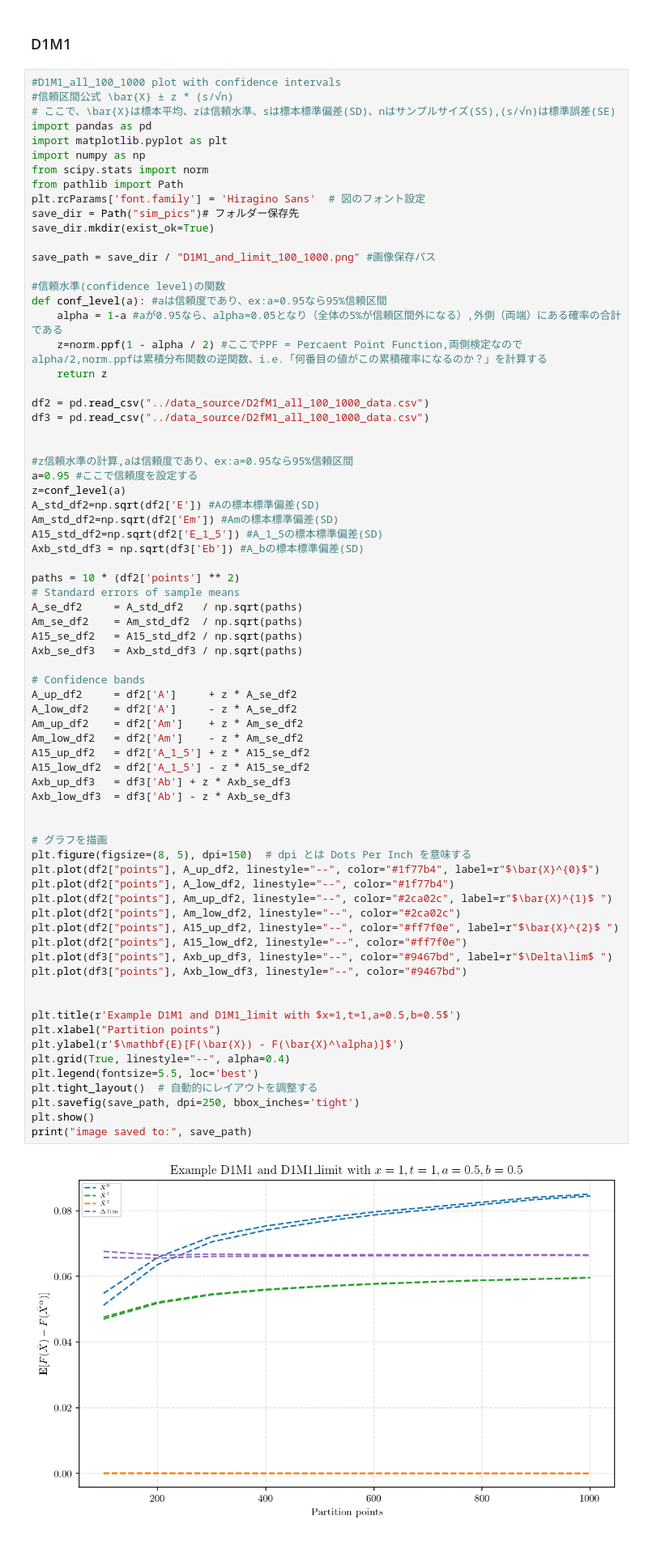
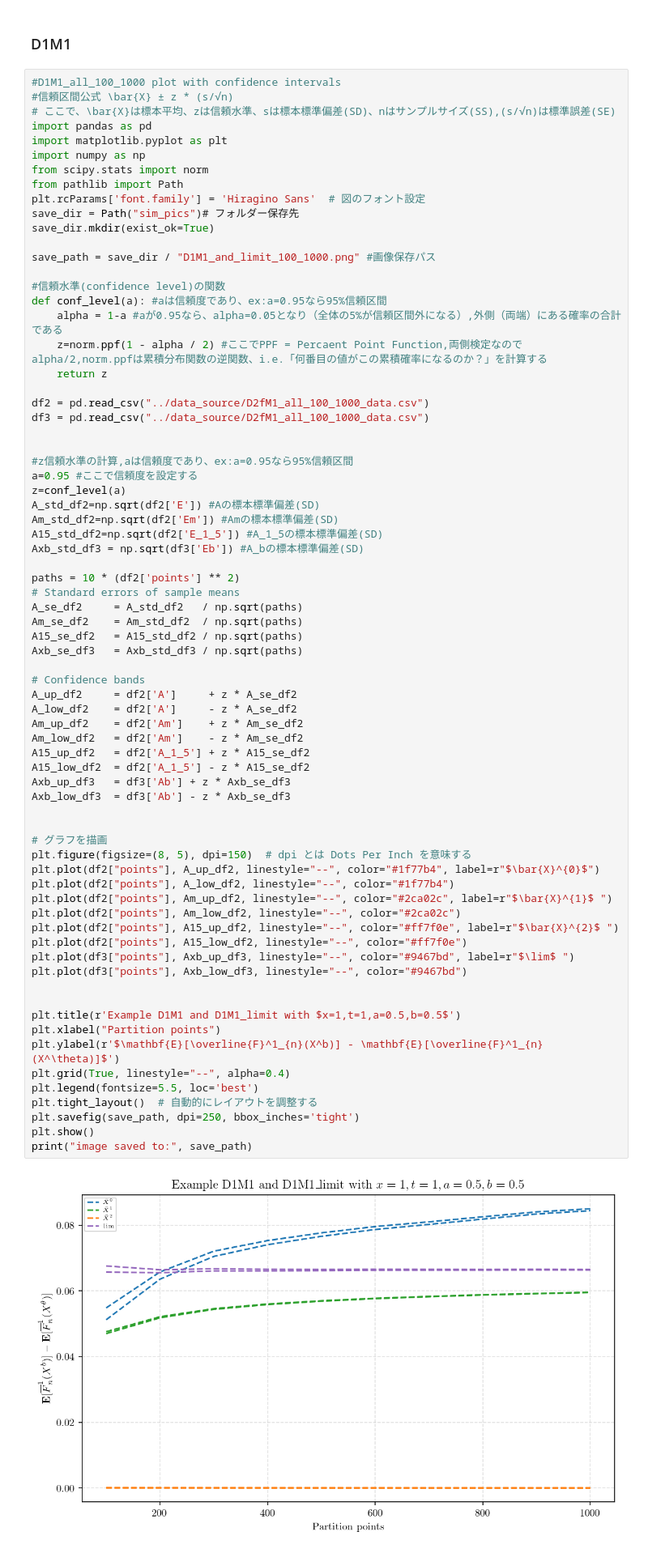
Before and after one commit to Andriyichenko/simulation, a Jupyter notebook: D2f/D2f_plot.ipynb, the cells around one changed output. Shown at 81% size. Cells and saved outputs as stored; diff of their text form.

```diff
--- a/D2f/D2f_plot.ipynb
+++ b/D2f/D2f_plot.ipynb
@@ -210,36 +210,36 @@ Axb_se_df3   = Axb_std_df3 / np.sqrt(paths)
 A_up_df2     = df2['A']     + z * A_se_df2
 A_low_df2    = df2['A']     - z * A_se_df2
 Am_up_df2    = df2['Am']    + z * Am_se_df2
 Am_low_df2   = df2['Am']    - z * Am_se_df2
 A15_up_df2   = df2['A_1_5'] + z * A15_se_df2
 A15_low_df2  = df2['A_1_5'] - z * A15_se_df2
 Axb_up_df3   = df3['Ab'] + z * Axb_se_df3
 Axb_low_df3  = df3['Ab'] - z * Axb_se_df3
 
 
 # グラフを描画
 plt.figure(figsize=(8, 5), dpi=150)  # dpi とは Dots Per Inch を意味する
 plt.plot(df2["points"], A_up_df2, linestyle="--", color="#1f77b4", label=r"$\bar{X}^{0}$")
 plt.plot(df2["points"], A_low_df2, linestyle="--", color="#1f77b4")
 plt.plot(df2["points"], Am_up_df2, linestyle="--", color="#2ca02c", label=r"$\bar{X}^{1}$ ")
 plt.plot(df2["points"], Am_low_df2, linestyle="--", color="#2ca02c")
 plt.plot(df2["points"], A15_up_df2, linestyle="--", color="#ff7f0e", label=r"$\bar{X}^{2}$ ")
 plt.plot(df2["points"], A15_low_df2, linestyle="--", color="#ff7f0e")
-plt.plot(df3["points"], Axb_up_df3, linestyle="--", color="#9467bd", label=r"$\Delta\lim$ ")
+plt.plot(df3["points"], Axb_up_df3, linestyle="--", color="#9467bd", label=r"$\lim$ ")
 plt.plot(df3["points"], Axb_low_df3, linestyle="--", color="#9467bd")
 
 
 plt.title(r'Example D1M1 and D1M1_limit with $x=1,t=1,a=0.5,b=0.5$')
 plt.xlabel("Partition points")
-plt.ylabel(r'$\mathbf{E}[F(\bar{X}) - F(\bar{X}^\alpha)]$')
+plt.ylabel(r'$\mathbf{E}[\overline{F}^1_{n}(X^b)] - \mathbf{E}[\overline{F}^1_{n}(X^\theta)]$')
 plt.grid(True, linestyle="--", alpha=0.4)
 plt.legend(fontsize=5.5, loc='best')
 plt.tight_layout()  # 自動的にレイアウトを調整する
 plt.savefig(save_path, dpi=250, bbox_inches='tight')
 plt.show()
 print("image saved to:", save_path)
 # %% [output]
-[figure, old version]
+[figure, new version]
 image saved to: sim_pics/D1M1_and_limit_100_1000.png
 # %% [markdown]
 ### D1M1_Var
```
Also changed, not shown: parts of 7 cells of this notebook, 43 other files.
